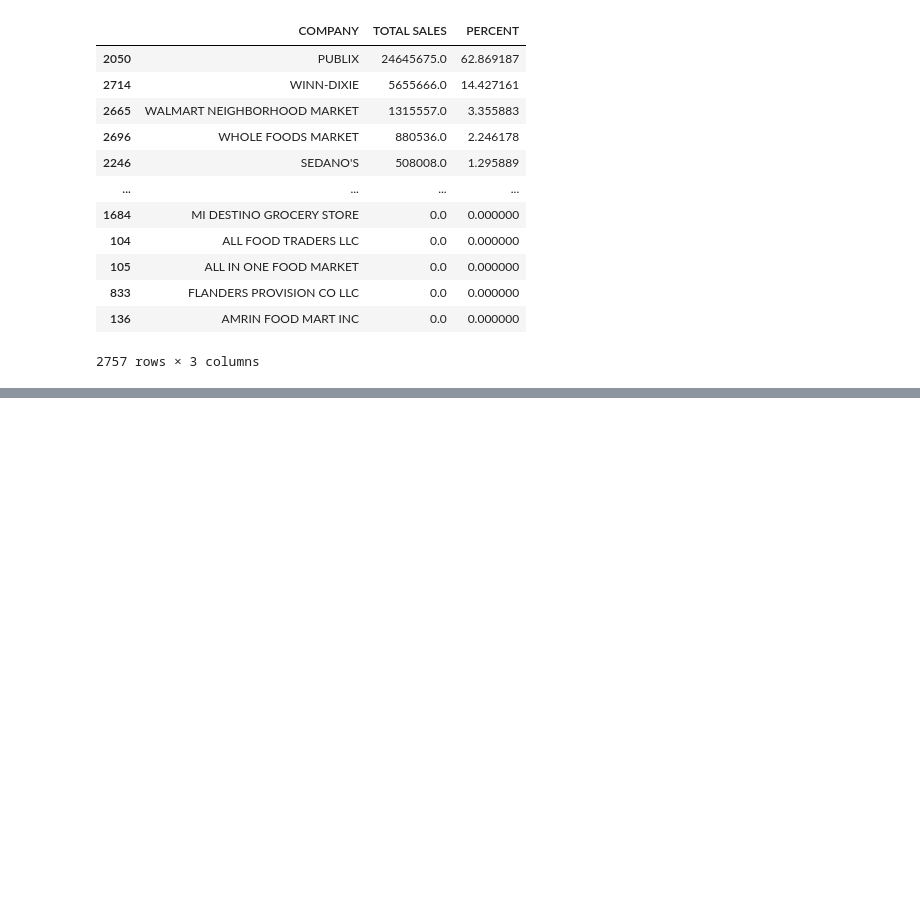
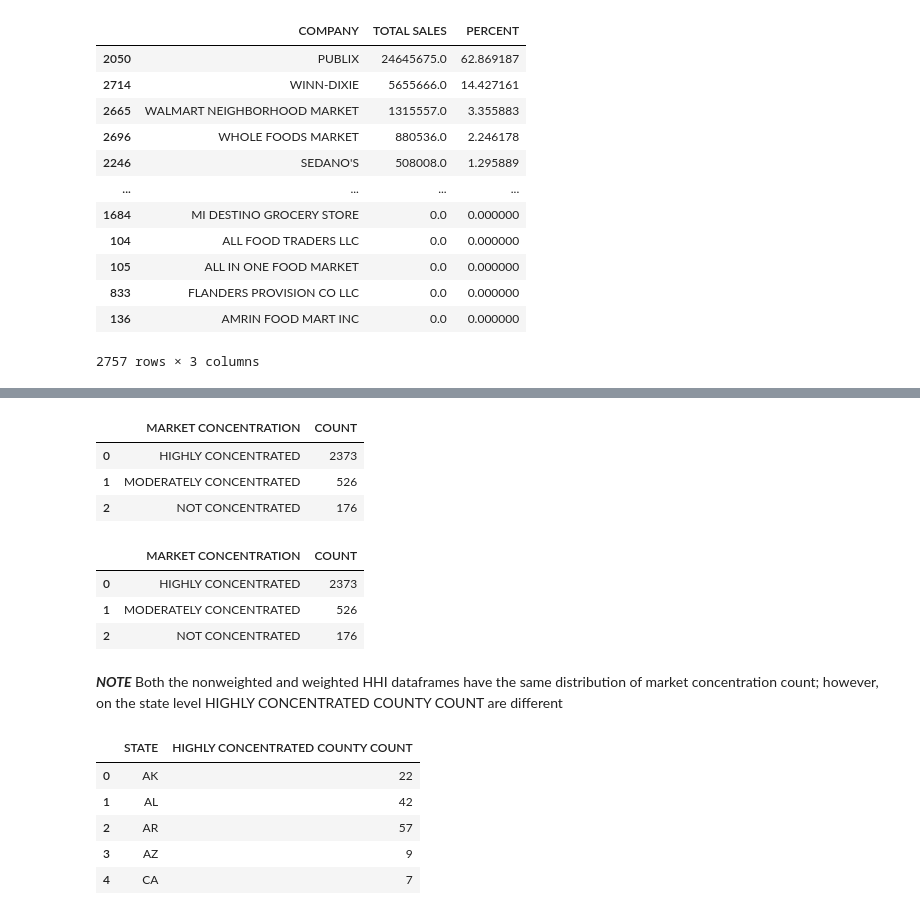
Before and after one commit to Kenthia11/rafi-grocery, a Jupyter notebook: notebooks/SEBASTIAN-CLEANED-EDA.ipynb, the cells around one changed output, grey strips where cells are left out. Drawn from its saved outputs; the diff is of its cells as text; code cells hidden in the pictures; blank space fills up the shorter version.

Commit message:
HHI COUNTY LEVEL EXPLORATION

```diff
--- a/notebooks/SEBASTIAN-CLEANED-EDA.ipynb
+++ b/notebooks/SEBASTIAN-CLEANED-EDA.ipynb
@@ -568,5 +573,13 @@ def calculate_state_hhi(df, state):
 ia_hhi_df_2022 = calculate_state_hhi(supermarkets_2022, "IA")
 fl_hhi_df_2022 = calculate_state_hhi(supermarkets_2022, "FL")
+# %%
+#Generates the HHI index for each unique county code without weight
+state_hhi_df_2022_nonw = pd.DataFrame(columns=["STATE", "COUNTY CODE", "HHI", "MARKET CONCENTRATION"])
+for state in states:
+    df_state = supermarkets_2022.loc[supermarkets_2022["STATE"] == state]
+    state_hhi_df = calculate_state_hhi(df_state, state)
+    state_hhi_df["STATE"] = state
+    state_hhi_df_2022 = pd.concat([state_hhi_df_2022, state_hhi_df], ignore_index=True)
 # %%
 ia_hhi_df_2022.groupby("MARKET CONCENTRATION").count()
 calculate_market_share(supermarkets_2022.loc[supermarkets_2022["STATE"]=="IA"])
@@ -624,0 +617,37 @@ num_unique_stores_states
+# %%
+def calculate_state_hhi(df, state):
+    """
+    Calculates the HHI on the state level based on county code
+    ***HHI IS NOT WEIGHTED***
+    """
+    df_state = df.loc[df["STATE"] == state]
+    state_counties = df_state["COUNTY CODE"].unique().tolist()
+    hhi_values_state = []
+
+    for county in state_counties:
+        df_county = df_state.loc[df_state["COUNTY CODE"] == county]
+        df_county = process_dataframe(df_county)
+        market_share_county = calculate_market_share(df_county)
+        hhi_value_county = hhi(market_share_county["PERCENT"])
+        market_concentration_county = categorize_market_concentration(hhi_value_county)
+        hhi_values_state.append((county, hhi_value_county, market_concentration_county))
+
+    state_hhi_df = pd.DataFrame(hhi_values_state, columns=["COUNTY CODE", "HHI", "MARKET CONCENTRATION"])
+    state_hhi_df["STATE"] = state
+
+    return state_hhi_df
+
+
+state_hhi_nw_2022 = pd.DataFrame(columns=["STATE", "COUNTY CODE", "HHI", "MARKET CONCENTRATION"])
+
+for state in states:
+    df_state = supermarkets_2022.loc[supermarkets_2022["STATE"] == state]
+    state_hhi_nw = calculate_state_hhi(df_state, state)
+    state_hhi_nw_2022 = pd.concat([state_hhi_nw_2022, state_hhi_nw], ignore_index=True)
+# %%
+state_hhi_nw_2022.groupby("MARKET CONCENTRATION")[["STATE"]].count().reset_index().rename(columns={"STATE":"COUNT"})
+# %% [output]
+|  | MARKET CONCENTRATION | COUNT |
+| 0 | HIGHLY CONCENTRATED | 2373 |
+| 1 | MODERATELY CONCENTRATED | 526 |
+| 2 | NOT CONCENTRATED | 176 |
@@ -624,0 +685,19 @@ num_unique_stores_states
+# %%
+state_hhi_df_2022.groupby("MARKET CONCENTRATION")[["STATE"]].count().reset_index().rename(columns={"STATE":"COUNT"})
+# %% [output]
+|  | MARKET CONCENTRATION | COUNT |
+| 0 | HIGHLY CONCENTRATED | 2373 |
+| 1 | MODERATELY CONCENTRATED | 526 |
+| 2 | NOT CONCENTRATED | 176 |
+# %% [markdown]
+***NOTE*** Both the nonweighted and weighted HHI dataframes have the same distribution of market concentration count; however, on the state level HIGHLY CONCENTRATED COUNTY COUNT are different
+# %%
+conc_high = state_hhi_nw_2022.loc[state_hhi_nw_2022["MARKET CONCENTRATION"] == "HIGHLY CONCENTRATED"]
+conc_high.groupby('STATE')[["MARKET CONCENTRATION"]].count().reset_index().rename(columns={"MARKET CONCENTRATION" : "HIGHLY CONCENTRATED COUNTY COUNT"}).head()
+# %% [output]
+|  | STATE | HIGHLY CONCENTRATED COUNTY COUNT |
+| 0 | AK | 22 |
+| 1 | AL | 42 |
+| 2 | AR | 57 |
+| 3 | AZ | 9 |
+| 4 | CA | 7 |
```
Also changed, not shown: parts of 9 cells of this notebook.
